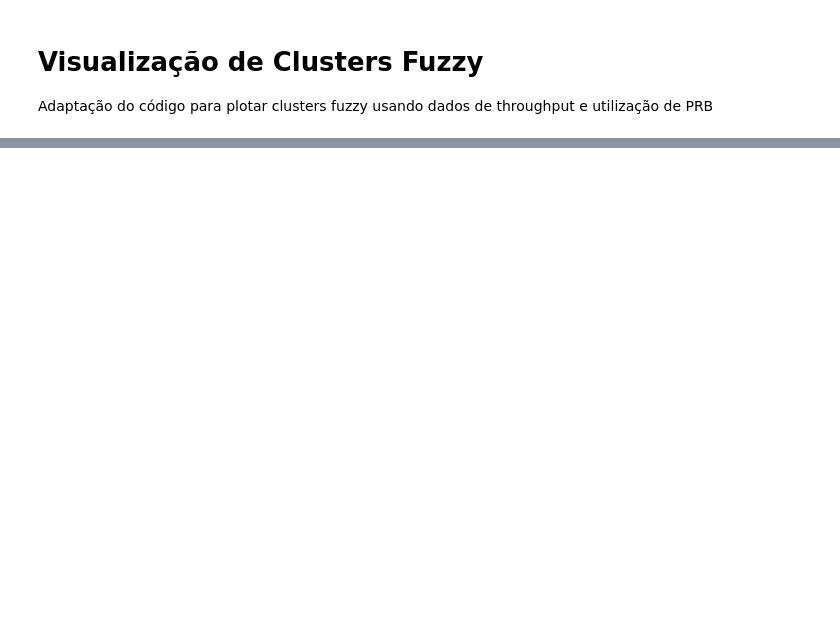
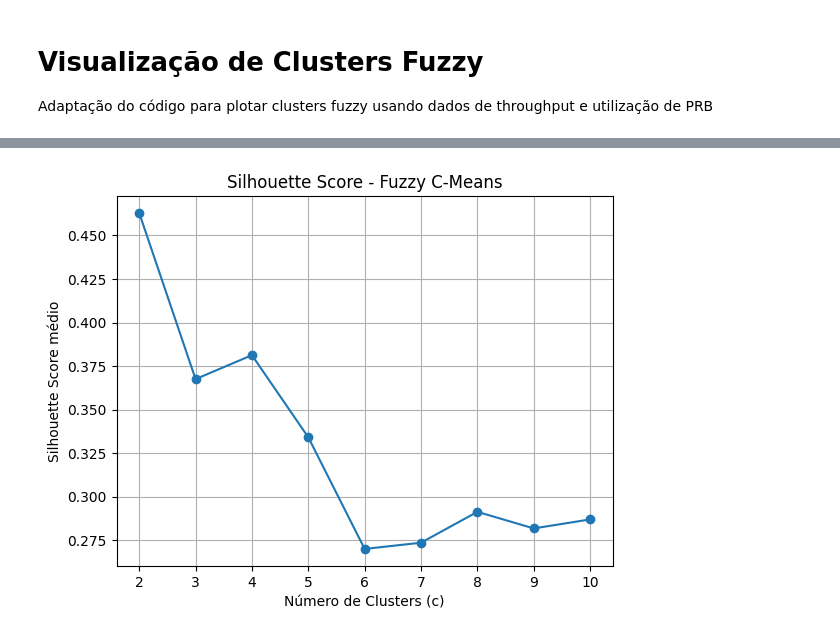
Before and after one commit to BrunoWolf03/TCC-TIM, a Jupyter notebook: analise_cluster.ipynb, the cells around one changed output, grey strips where cells are left out. Saved outputs shown, nothing was run; the diff lists cells and outputs as text; code cells hidden in the pictures; blank space fills up the shorter version.

```diff
--- a/analise_cluster.ipynb
+++ b/analise_cluster.ipynb
@@ -144,0 +95,33 @@ KeyError: 'set'
+# %%
+clusters_range = range(2, 11)
+silhouette_scores = []
+avg_silhouettes = {}
+for c in clusters_range:
+    # Rodar FCMA
+    cntr, u, u0, d, jm, p, fpc = fuzz.cluster.cmeans(
+        X, c=c, m=2, error=0.0001, maxiter=1000
+    )
+
+    # Transformar particionamento fuzzy em labels crisp
+    labels = np.argmax(u, axis=0)
+
+    # Silhueta precisa dos pontos em formato (n_samples, n_features)
+    X_transposed = X.T
+
+    # Calcular score médio
+    score = silhouette_score(X_transposed, labels)
+    silhouette_scores.append(score)
+
+    # Silhueta individual por ponto
+    sample_sil = silhouette_samples(X_transposed, labels)
+    avg_silhouettes[c] = sample_sil
+
+# Plot do método do cotovelo para silhueta
+plt.plot(clusters_range, silhouette_scores, marker='o')
+plt.xlabel("Número de Clusters (c)")
+plt.ylabel("Silhouette Score médio")
+plt.title("Silhouette Score - Fuzzy C-Means")
+plt.grid(True)
+plt.show()
+# %% [output]
+[figure, added]
```
Also changed, not shown: parts of 12 cells of this notebook, 7 other files.
